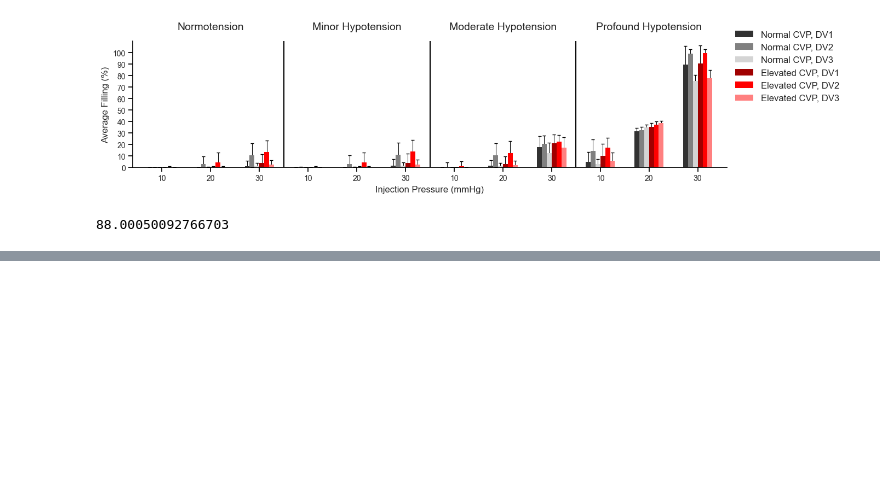
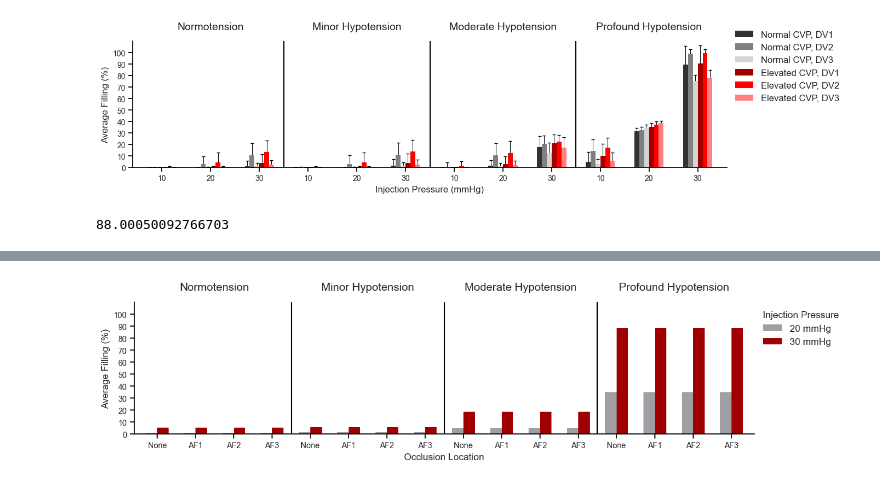
Before and after one commit to JentGent/avm, a Jupyter notebook: jupyter/jupyter.ipynb, the cells around one changed output, grey strips where cells are left out. Drawn from its saved outputs; the diff is of its cells as text; code cells hidden in the pictures; blank space fills up the shorter version.

```diff
--- a/jupyter/jupyter.ipynb
+++ b/jupyter/jupyter.ipynb
@@ -818,0 +821,8 @@ print(value)
+# %%
+filtered_data = data[
+    (~data['Injection location'].isna()) &
+    (data['Injection pressure (mmHg)'].isin([20, 30])) &
+    (1 == 1)  # Ignore
+]
+
+print(f'{len(filtered_data)} rows')
@@ -818,0 +853,90 @@ print(value)
+# %%
+BORDER_COLOR = 'black'
+
+x = np.arange(len(grouped_data) // 2)  # Positions for each pair
+width = 0.3  # Width of the bars
+
+fig, ax = plt.subplots(figsize=(14, 3))
+
+ax.bar(x - width/2, grouped_data[grouped_data['Injection pressure (mmHg)'] == 20]['filling_mean'].values, width, color='#a0a0a4', label='20 mmHg', edgecolor='none')
+ax.bar(x + width/2, grouped_data[grouped_data['Injection pressure (mmHg)'] == 30]['filling_mean'].values, width, color='#a00001', label='30 mmHg', edgecolor='none')
+
+# ax.errorbar(
+#     x - width/2,
+#     grouped_data[grouped_data['CVP pressure'] == 'normal']['filling_mean'].values,
+#     yerr=grouped_data[grouped_data['CVP pressure'] == 'normal']['filling_std'].values,
+#     fmt='none',
+#     ecolor='black',
+#     capsize=4,
+#     zorder=-1,
+# )
+
+# ax.errorbar(
+#     x + width/2,
+#     grouped_data[grouped_data['CVP pressure'] == 'elevated']['filling_mean'].values,
+#     yerr=grouped_data[grouped_data['CVP pressure'] == 'normal']['filling_std'].values,
+#     fmt='none',
+#     ecolor='black',
+#     capsize=4,
+#     zorder=-1,
+# )
+
+plt.setp(
+    ax,
+    xlim=[-width*2, x[-1] + width*2],
+    xticks=x,
+    xticklabels=['None', 'AF1', 'AF2', 'AF3'] * 4,
+    xlabel='Occlusion Location',
+    ylabel='Average Filling (%)',
+    ylim=[0, 110],
+    yticks=range(0, 101, 10),
+)
+
+plt.setp(
+    ax.spines.values(),
+    edgecolor=BORDER_COLOR,
+)
+
+plt.setp([ax.xaxis.label, ax.yaxis.label], fontsize=12)
+
+ax.tick_params(
+    axis='x',
+    labelsize=10,
+    bottom=True,
+    color=ax.spines['bottom'].get_edgecolor(),
+    which='both',
+)
+
+ax.tick_params(
+    axis='y',
+    labelsize=10,
+    left=True,
+    color=ax.spines['left'].get_edgecolor(),
+    which='both',
+)
+
+plt.setp([ax.spines['top'], ax.spines['right']], visible=False)
+
+categories = ['Normotension', 'Minor Hypotension', 'Moderate Hypotension', 'Profound Hypotension']
+category_positions = [np.mean(x[i*4:(i+1)*4]) for i in range(4)]
+
+for i, label in enumerate(categories):
+    ax.text(category_positions[i], ax.get_ylim()[1] + 10, label, ha='center', fontsize=14)
+
+for i in range(1, 4):
+    ax.axvline(np.mean(x[i*4-1:i*4+1]), color=BORDER_COLOR, linewidth=1.5)
+
+ax.legend(
+    title="Injection Pressure",
+    loc='center left',
+    bbox_to_anchor=(1, 0.8),
+    frameon=False,
+    alignment='left',
+    fontsize=12,
+    title_fontsize=12,
+)
+
+plt.grid(False)
+plt.show()
+# %% [output]
+[figure, added]
```
Also changed, not shown: parts of 4 cells of this notebook.
